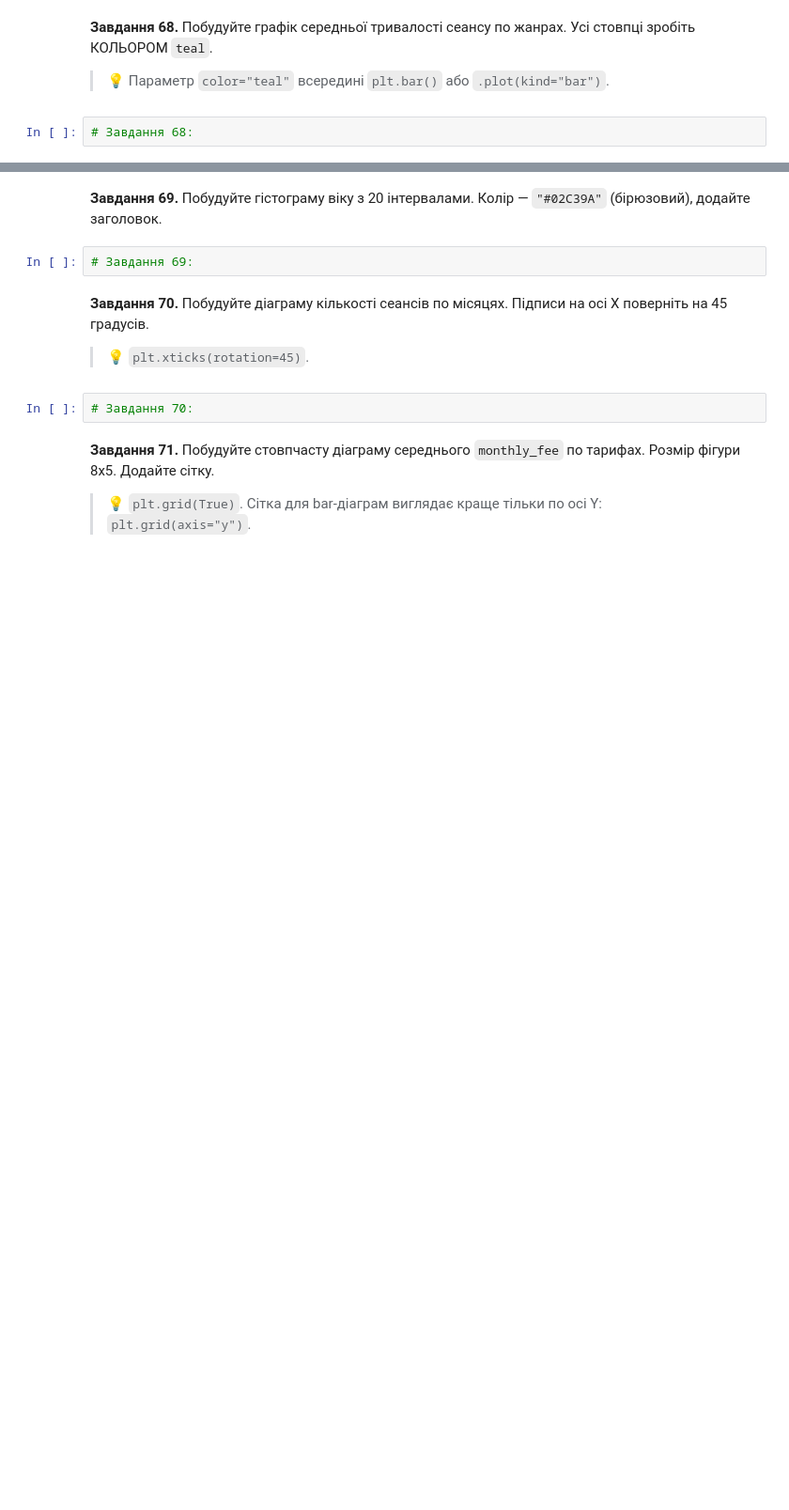
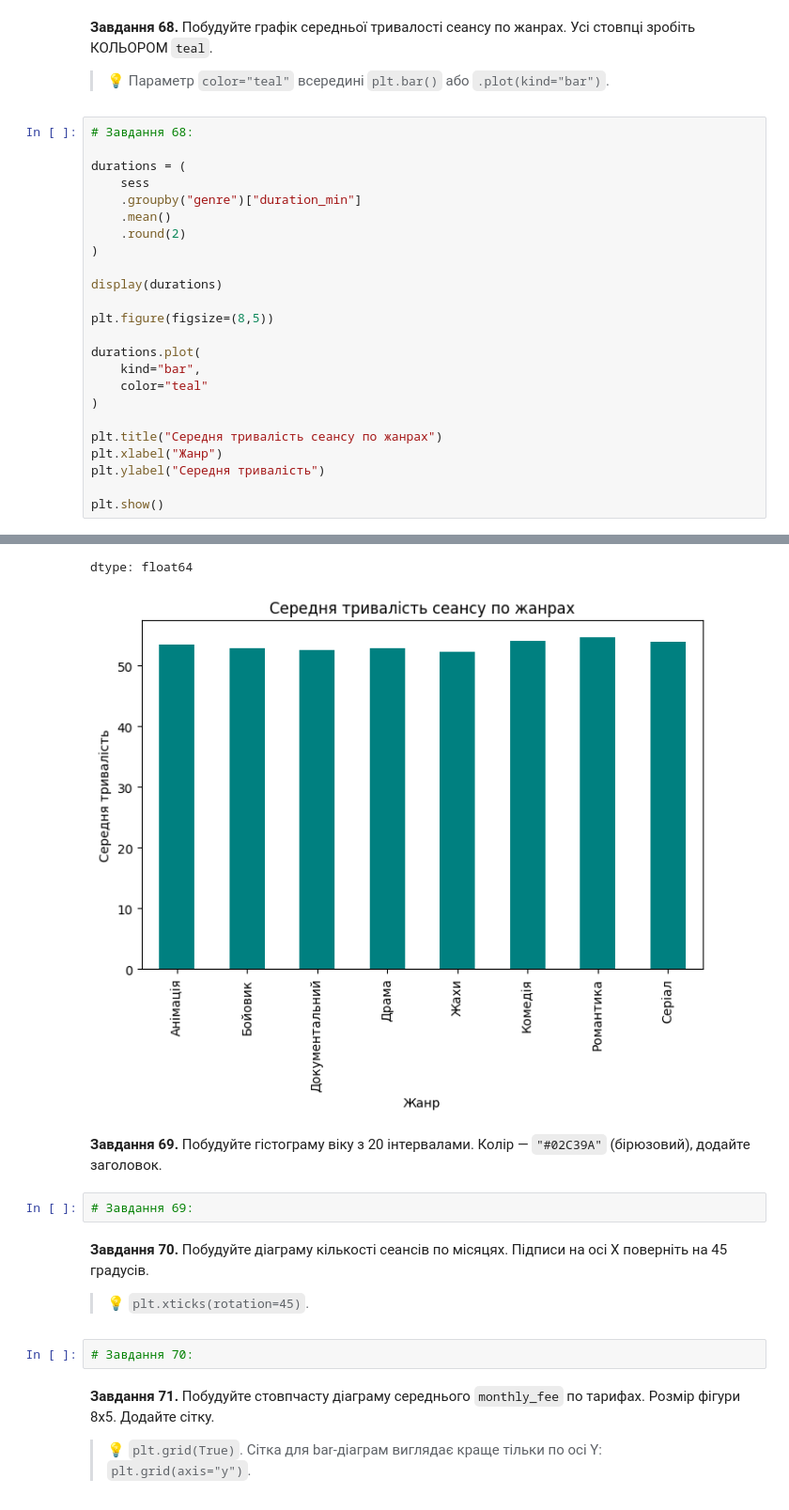
Before and after one commit to DymaStar/DTA_2026, a Jupyter notebook: HW/HW_DimaStar2905Nazar80_"pandas_viz_practice_ipynb".ipynb, the cells around one changed output, grey strips where cells are left out. Shown at 94% size. Saved outputs shown, nothing was run; the diff lists cells and outputs as text; blank space fills up the shorter version.

```diff
--- a/HW/HW_DimaStar2905Nazar80_"pandas_viz_practice_ipynb".ipynb
+++ b/HW/HW_DimaStar2905Nazar80_"pandas_viz_practice_ipynb".ipynb
@@ -1358,5 +1367,28 @@ plt.show()
 **Завдання 68.** Побудуйте графік середньої тривалості сеансу по жанрах. Усі стовпці зробіть КОЛЬОРОМ `teal`.
 
 > 💡 Параметр `color="teal"` всередині `plt.bar()` або `.plot(kind="bar")`.
-# %%
-# Завдання 68:
+# %%
+# Завдання 68:
+
+durations = (
+    sess
+    .groupby("genre")["duration_min"]
+    .mean()
+    .round(2)
+)
+
+display(durations)
+
+plt.figure(figsize=(8,5))
+
+durations.plot(
+    kind="bar",
+    color="teal"
+)
+
+plt.title("Середня тривалість сеансу по жанрах")
+plt.xlabel("Жанр")
+plt.ylabel("Середня тривалість")
+
+plt.show()
+# %% [output]
@@ -1363,3 +1405,5 @@ plt.show()
+dtype: float64
+[figure, added]
 # %% [markdown]
 **Завдання 69.** Побудуйте гістограму віку з 20 інтервалами. Колір — `"#02C39A"` (бірюзовий), додайте заголовок.
 # %%
```
Also changed, not shown: parts of 3 cells of this notebook.
